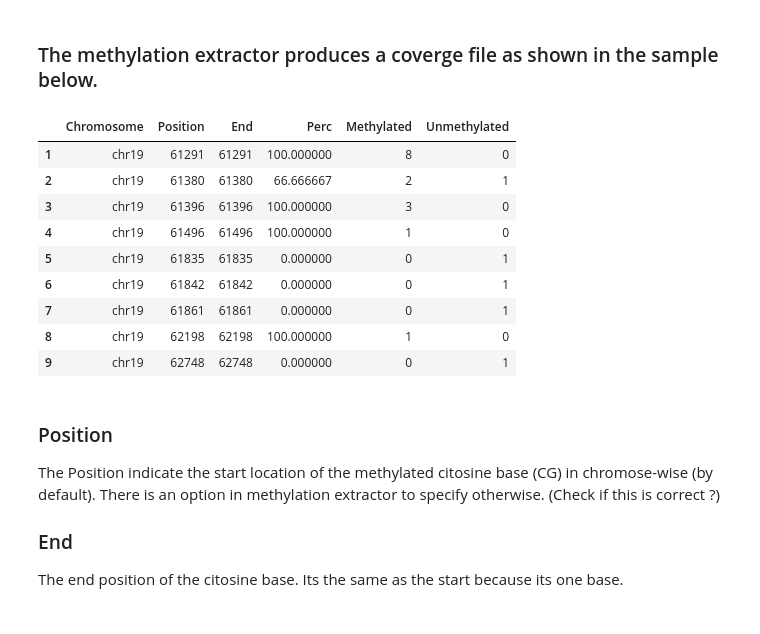
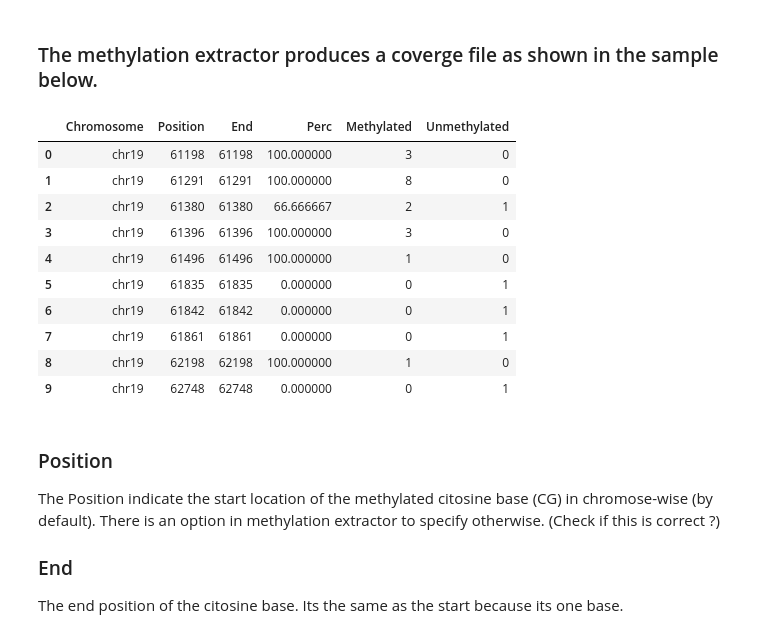
Before and after one commit to computational-epigenetics-section/bisulfite-seq-data-analysis-pipeline, a Jupyter notebook: bisulfite sequencing pipeline.ipynb, the cells around one changed output. Cells and saved outputs as stored; diff of their text form; code cells hidden in the pictures.

```diff
--- a/bisulfite sequencing pipeline.ipynb
+++ b/bisulfite sequencing pipeline.ipynb
@@ -230,13 +230,14 @@ echo "Time elapsed" $(date -u -d @$(($endtime-$starttime)) +"%T")
 ### The methylation extractor produces a coverge file as shown in the sample below.
 # %%
 import pandas as pd
-filename = "../VTRNA2-1/create_plots/C01_HF_1_chr19.bismark.cov"
+filename = "./sanity_check/C01_HF_chr19_1.bismark.cov"
 df_cov = pd.read_table(filename,header=None)
 df_cov.columns = ['Chromosome','Position','End','Perc','Methylated','Unmethylated']
 # %%
-df_cov.iloc[1:10]
+df_cov.iloc[0:10]
 # %% [output]
 |  | Chromosome | Position | End | Perc | Methylated | Unmethylated |
+| 0 | chr19 | 61198 | 61198 | 100.000000 | 3 | 0 |
 | 1 | chr19 | 61291 | 61291 | 100.000000 | 8 | 0 |
 | 2 | chr19 | 61380 | 61380 | 66.666667 | 2 | 1 |
 | 3 | chr19 | 61396 | 61396 | 100.000000 | 3 | 0 |
```
Also changed, not shown: parts of 9 cells of this notebook, 4 other files.
